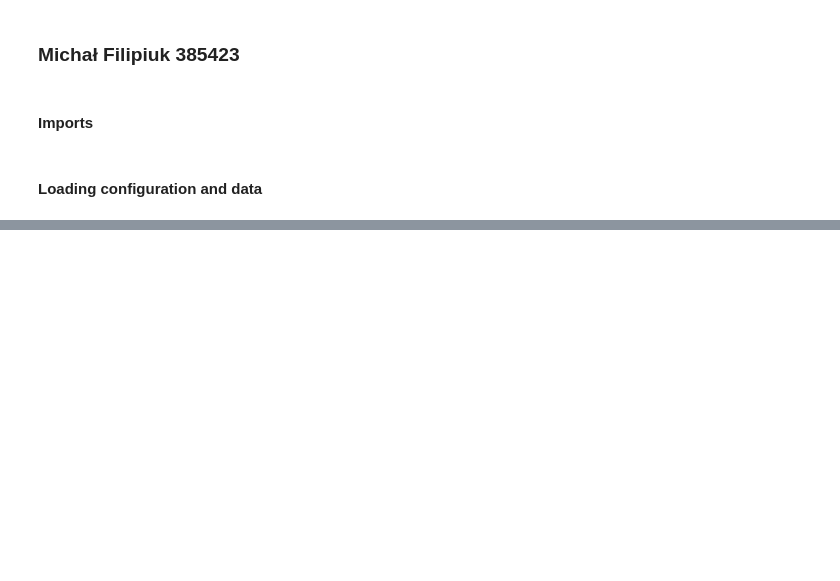
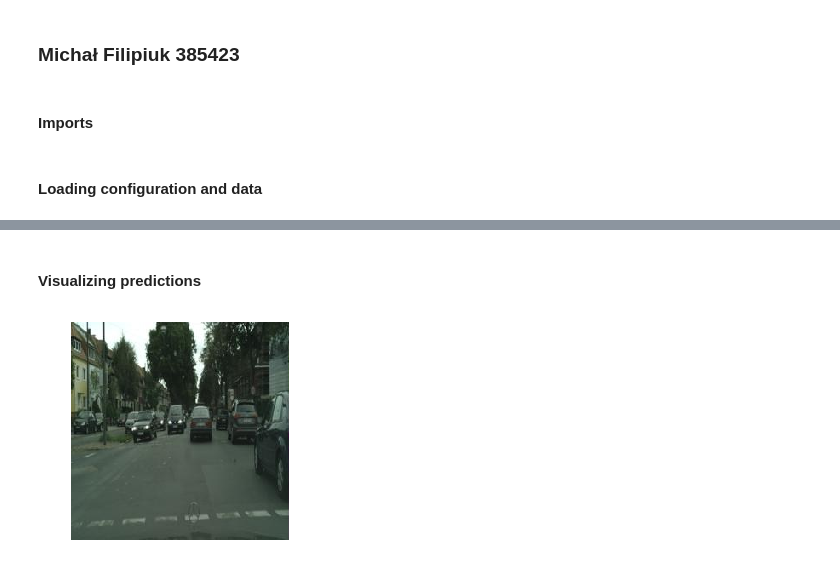
Before and after one commit to mkfilipiuk/DNN_assignment_2, a Jupyter notebook: mf385423_assignment_2.ipynb, the cells around one changed output, grey strips where cells are left out. Saved outputs shown, nothing was run; the diff lists cells and outputs as text; code cells hidden in the pictures; blank space fills up the shorter version.

```diff
--- a/mf385423_assignment_2.ipynb
+++ b/mf385423_assignment_2.ipynb
@@ -27,4 +32,2 @@ train, validation, test = load_dataset(config, validation_set_size = 0.1, test_s
 # %%
-u_net = U_net().cuda()
+net = U_net().cuda()
-# %%
-training(config, u_net, train, validation)
@@ -41,0 +36,2 @@ KeyboardInterrupt:
+# %%
+training(config, net, train_set_loader, validation_set_loader, number_of_epochs = 100)
@@ -41,0 +56,4 @@ KeyboardInterrupt:
+# %% [markdown]
+#### Visualizing predictions
+# %%
+img = list(validation_set_loader)[0][0][0].cuda().view(1,3,256,256)
@@ -41,0 +63,4 @@ KeyboardInterrupt:
+# %%
+show_image(img[0].cpu().permute(1,2,0).long())
+# %% [output]
+[figure, added]
```
Also changed, not shown: parts of 8 cells of this notebook, 5 other files.
